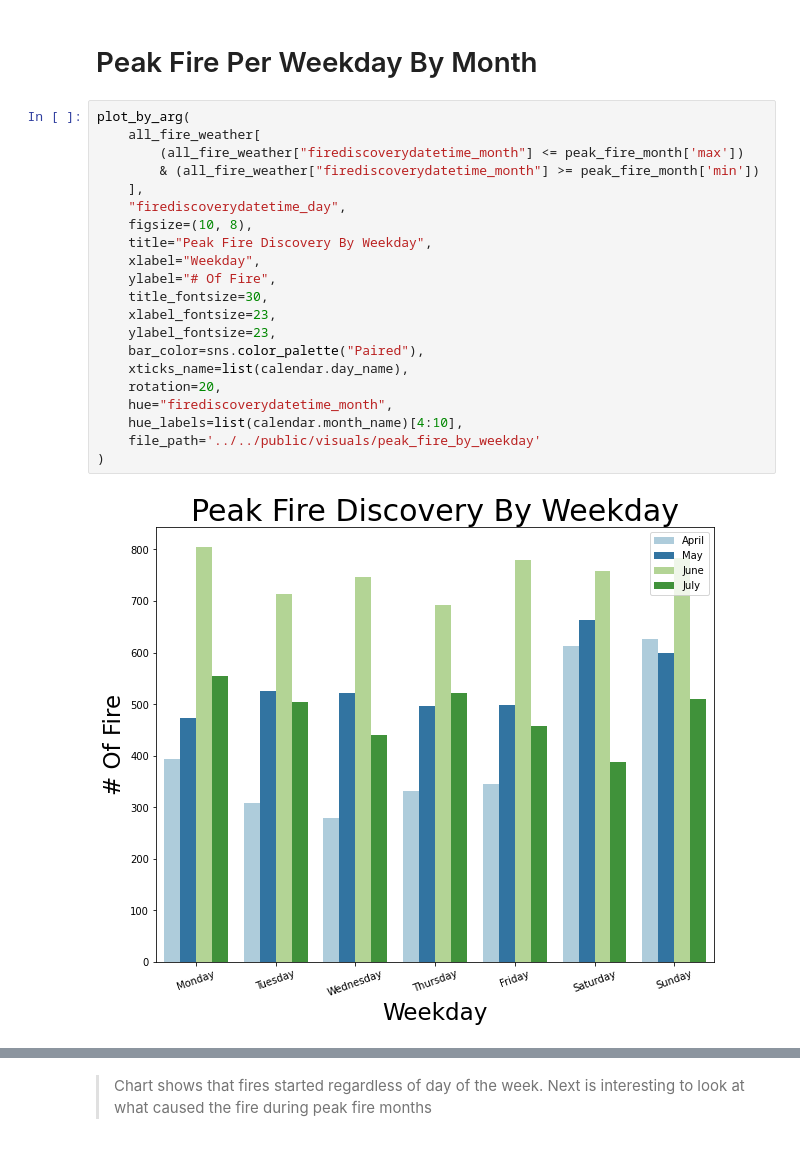
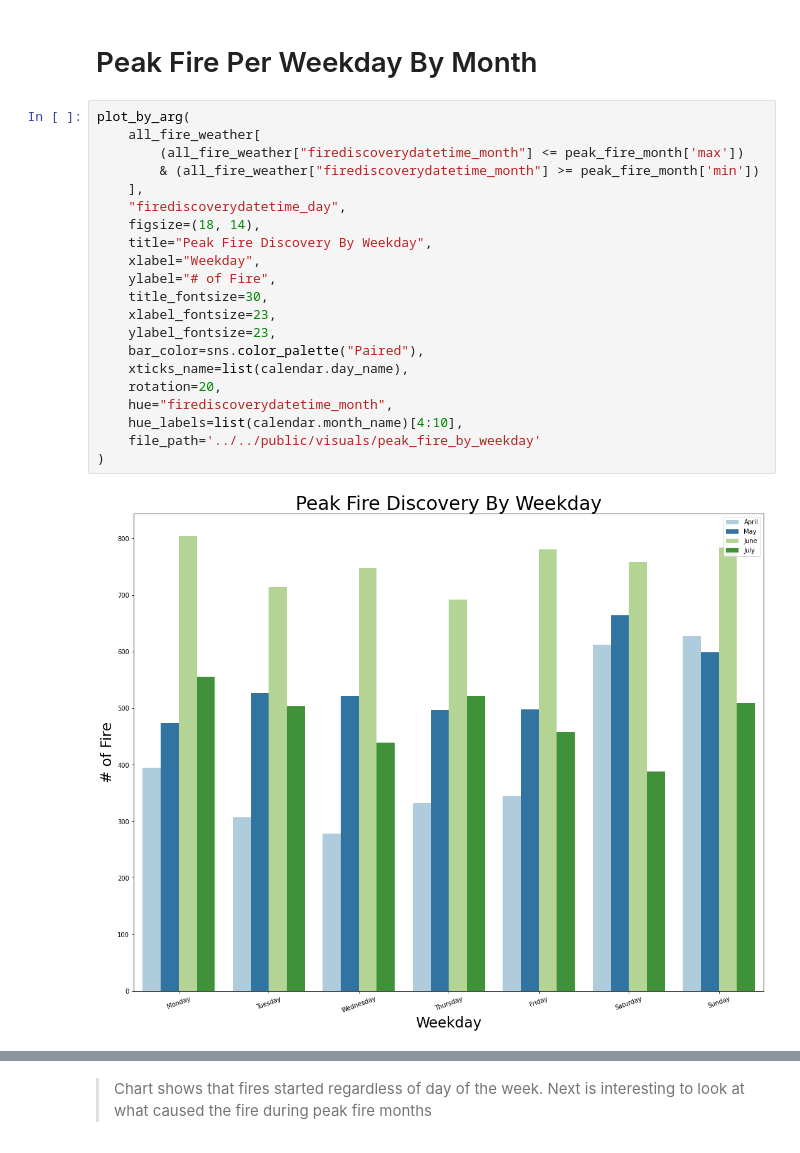
Before and after one commit to jeff-shakes/Wildfire_Size_Prediction, a Jupyter notebook: src/01_cleaning_eda/bt_eda.ipynb, the cells around one changed output, grey strips where cells are left out. Drawn from its saved outputs; the diff is of its cells as text.

```diff
--- a/src/01_cleaning_eda/bt_eda.ipynb
+++ b/src/01_cleaning_eda/bt_eda.ipynb
@@ -267,26 +267,26 @@ plot_by_arg(
 # %%
 plot_by_arg(
     all_fire_weather[
         (all_fire_weather["firediscoverydatetime_month"] <= peak_fire_month['max'])
         & (all_fire_weather["firediscoverydatetime_month"] >= peak_fire_month['min'])
     ],
     "firediscoverydatetime_day",
-    figsize=(10, 8),
+    figsize=(18, 14),
     title="Peak Fire Discovery By Weekday",
     xlabel="Weekday",
-    ylabel="# Of Fire",
+    ylabel="# of Fire",
     title_fontsize=30,
     xlabel_fontsize=23,
     ylabel_fontsize=23,
     bar_color=sns.color_palette("Paired"),
     xticks_name=list(calendar.day_name),
     rotation=20,
     hue="firediscoverydatetime_month",
     hue_labels=list(calendar.month_name)[4:10],
     file_path='../../public/visuals/peak_fire_by_weekday'
 )
 # %% [output]
-[figure, old version]
+[figure, new version]
 # %%
 plot_by_arg(
     big_fire_weather[
```
Also changed, not shown: parts of 14 cells of this notebook, 16 other files.
